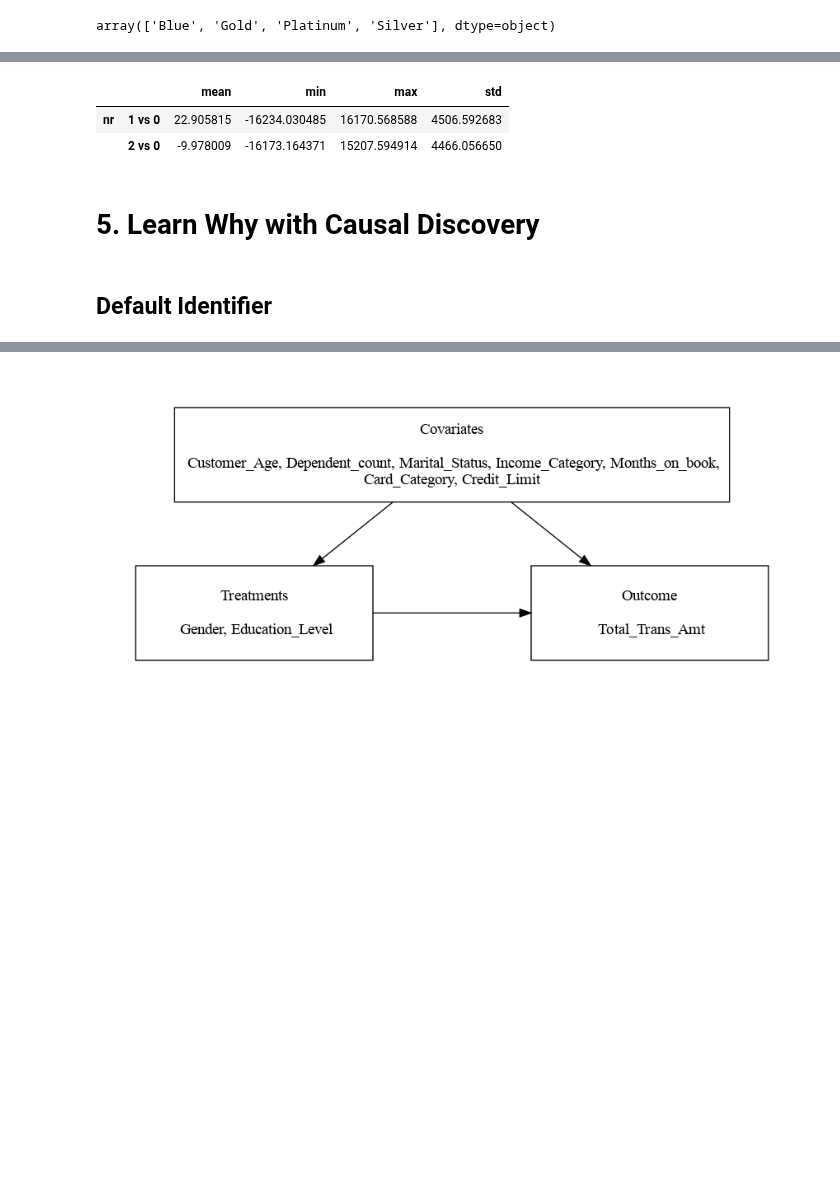
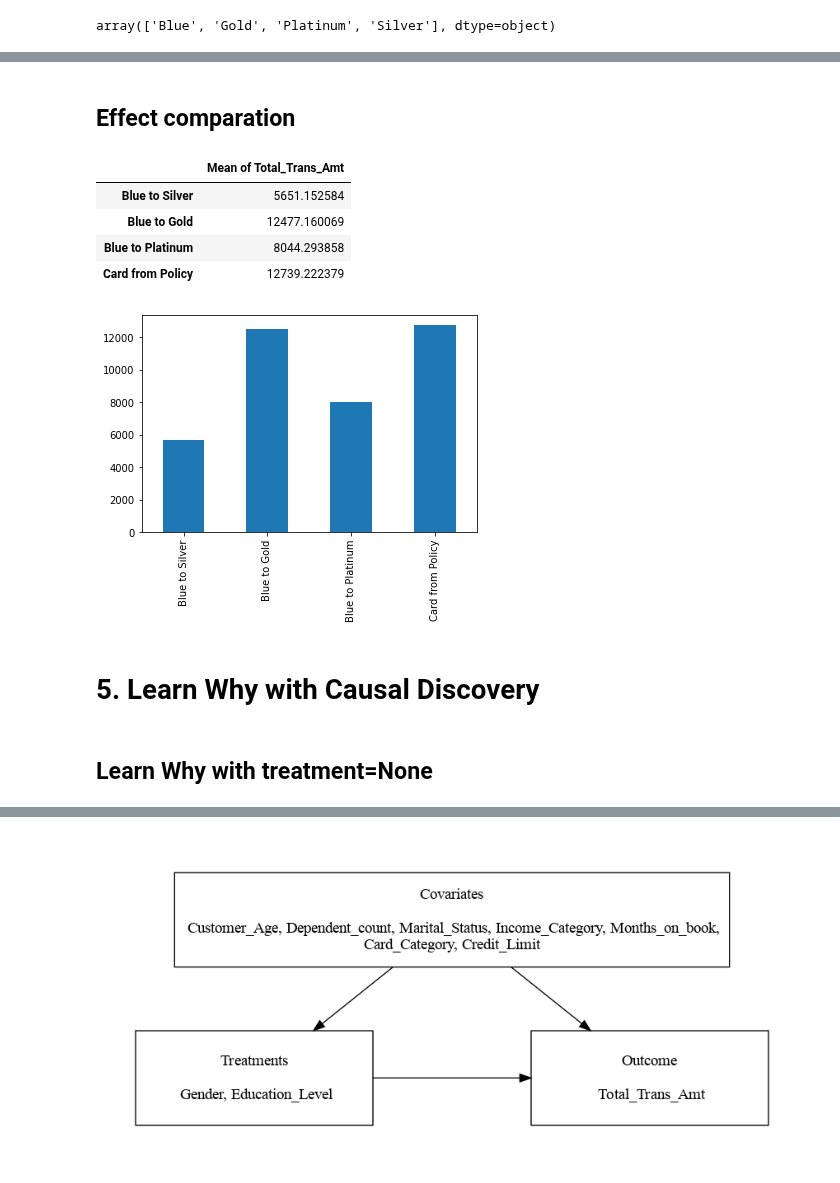
Before and after one commit to DataCanvasIO/YLearn, a Jupyter notebook: example_usages/case_study_bank.ipynb, the cells around one changed output, grey strips where cells are left out. Cells and saved outputs as stored; diff of their text form; code cells hidden in the pictures; blank space fills up the shorter version.

```diff
--- a/example_usages/case_study_bank.ipynb
+++ b/example_usages/case_study_bank.ipynb
@@ -218,32 +242,18 @@ array(['Blue', 'Gold', 'Platinum', 'Silver'], dtype=object)
 # %%
-def card_from_policy(row):
-    # print(row,type(row))
-    credit_limit=  row['Credit_Limit']
-    months_on_book =  row['Months_on_book']
-    if credit_limit <= 15507.0:
-        if credit_limit <= 15231.5:
-            return 'Gold'
-        else:
-            return 'Silver'
-    else:
-        if months_on_book<=34.5:
-            return 'Silver'
-        else:
-            return 'Platinum'
+whatif_data= train_data[lambda df: df['Card_Category']=='Blue' ]
+out_orig=whatif_data[outcome]
 
-new_value=whatif_data.apply(card_from_policy,axis=1)
-# new_value
-orig_out=whatif_data[outcome]
-new_out=why.whatif(whatif_data,new_value,treatment='Card_Category')
+value_from_policy=whatif_data.apply(card_from_policy,axis=1)
+out_from_policy=why.whatif(whatif_data,value_from_policy,treatment='Card_Category')
 
 
 print('Selected customers:', len(whatif_data))
-print(f'Mean {outcome} with Blue card:\t{orig_out.mean():.3f}' )
-print(f'Mean {outcome} if apply policy:\t{new_out.mean():.3f}' )
+print(f'Mean of {outcome} with Blue card:\t{out_orig.mean():.3f}' )
+print(f'Mean of {outcome} if apply policy:\t{out_from_policy.mean():.3f}' )
 
 plt.figure(figsize=(8, 5), )
-orig_out.hist(label='Blue card',bins=30,alpha=0.7)
-new_out.hist(label='Card from policy',bins=30,alpha=0.7)
+out_orig.hist(label='Blue card',bins=30,alpha=0.7)
+out_from_policy.hist(label='Card from policy',bins=30,alpha=0.7)
 plt.legend()
 # %% [output]
 Selected customers: 6590
@@ -318,13 +264,25 @@ Why(discrete_outcome=False, discrete_treatment=True)
-# %%
-why.causal_effect()
-# %% [output]
-|  |  | mean | min | max | std |
-| nr | 1 vs 0 | 22.905815 | -16234.030485 | 16170.568588 | 4506.592683 |
-|  | 2 vs 0 | -9.978009 | -16173.164371 | 15207.594914 | 4466.056650 |
+# %% [markdown]
+## Effect comparation
+# %%
+whatif_summary=pd.Series({
+    'Blue to Silver': out_silver.mean(),
+    'Blue to Gold': out_gold.mean(),
+    'Blue to Platinum': out_platinum.mean(),
+    'Card from Policy': out_from_policy.mean(),
+    },name=f'Mean of {outcome}').to_frame()
+whatif_summary.plot(kind='bar',legend=False)
+whatif_summary
+# %% [output]
+|  | Mean of Total_Trans_Amt |
+| Blue to Silver | 5651.152584 |
+| Blue to Gold | 12477.160069 |
+| Blue to Platinum | 8044.293858 |
+| Card from Policy | 12739.222379 |
+[figure, added]
 # %% [markdown]
 # 5. Learn Why with Causal Discovery
 # %% [markdown]
-## Default Identifier
+## Learn Why with treatment=None
 # %%
 why=Why(random_state=123)
 why.fit(train_data,outcome)
```
Also changed, not shown: parts of 40 cells of this notebook.
